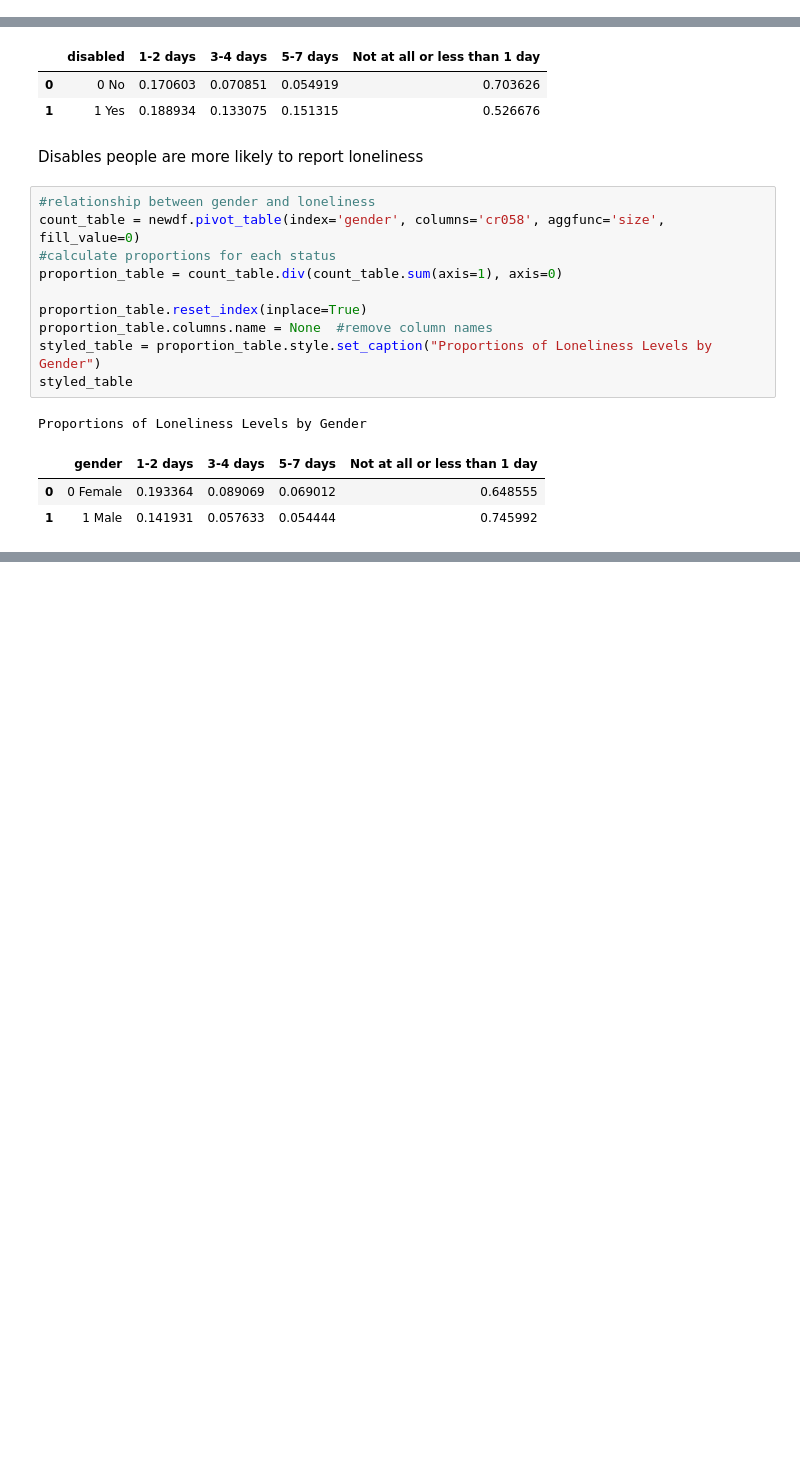
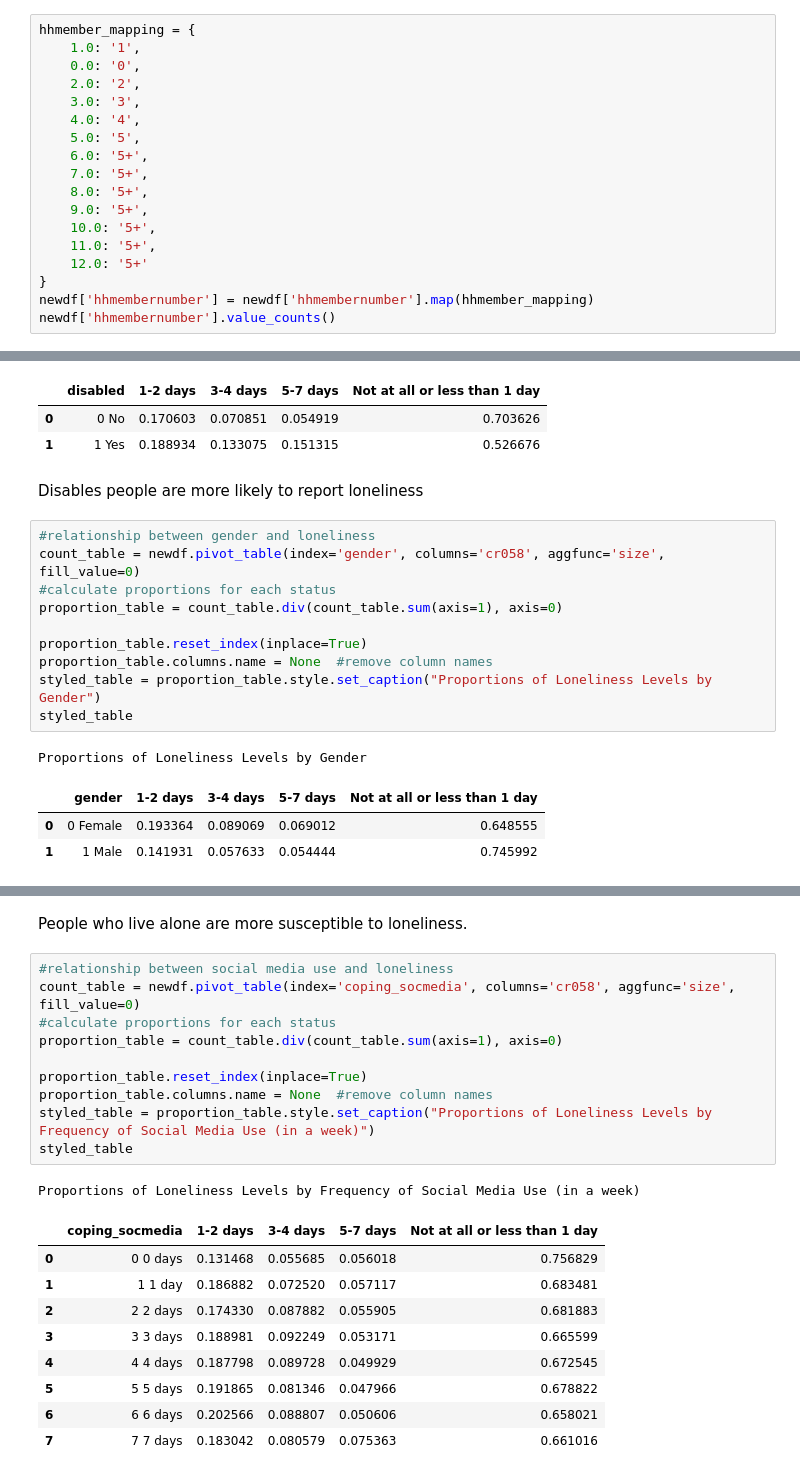
Before and after one commit to aditisudhakar/DSDP-Project-2, a Jupyter notebook: Loneliness.ipynb, the cells around one changed output, grey strips where cells are left out. Cells and saved outputs as stored; diff of their text form; blank space fills up the shorter version.

```diff
--- a/Loneliness.ipynb
+++ b/Loneliness.ipynb
@@ -679,0 +714,18 @@ Name: count, dtype: int64
+# %%
+hhmember_mapping = {
+    1.0: '1',
+    0.0: '0',
+    2.0: '2',
+    3.0: '3',
+    4.0: '4',
+    5.0: '5',
+    6.0: '5+',
+    7.0: '5+',
+    8.0: '5+',
+    9.0: '5+',
+    10.0: '5+',
+    11.0: '5+',
+    12.0: '5+'
+}
+newdf['hhmembernumber'] = newdf['hhmembernumber'].map(hhmember_mapping)
+newdf['hhmembernumber'].value_counts()
@@ -912,0 +1065,23 @@ Proportions of Loneliness Levels by Gender
+# %% [markdown]
+People who live alone are more susceptible to loneliness.
+# %%
+#relationship between social media use and loneliness
+count_table = newdf.pivot_table(index='coping_socmedia', columns='cr058', aggfunc='size', fill_value=0)
+#calculate proportions for each status
+proportion_table = count_table.div(count_table.sum(axis=1), axis=0)
+
+proportion_table.reset_index(inplace=True)
+proportion_table.columns.name = None  #remove column names
+styled_table = proportion_table.style.set_caption("Proportions of Loneliness Levels by Frequency of Social Media Use (in a week)")
+styled_table
+# %% [output]
+Proportions of Loneliness Levels by Frequency of Social Media Use (in a week)
+|  | coping_socmedia | 1-2 days | 3-4 days | 5-7 days | Not at all or less than 1 day |
+| 0 | 0 0 days | 0.131468 | 0.055685 | 0.056018 | 0.756829 |
+| 1 | 1 1 day | 0.186882 | 0.072520 | 0.057117 | 0.683481 |
+| 2 | 2 2 days | 0.174330 | 0.087882 | 0.055905 | 0.681883 |
+| 3 | 3 3 days | 0.188981 | 0.092249 | 0.053171 | 0.665599 |
+| 4 | 4 4 days | 0.187798 | 0.089728 | 0.049929 | 0.672545 |
+| 5 | 5 5 days | 0.191865 | 0.081346 | 0.047966 | 0.678822 |
+| 6 | 6 6 days | 0.202566 | 0.088807 | 0.050606 | 0.658021 |
+| 7 | 7 7 days | 0.183042 | 0.080579 | 0.075363 | 0.661016 |
```
Also changed, not shown: parts of 15 cells of this notebook.
